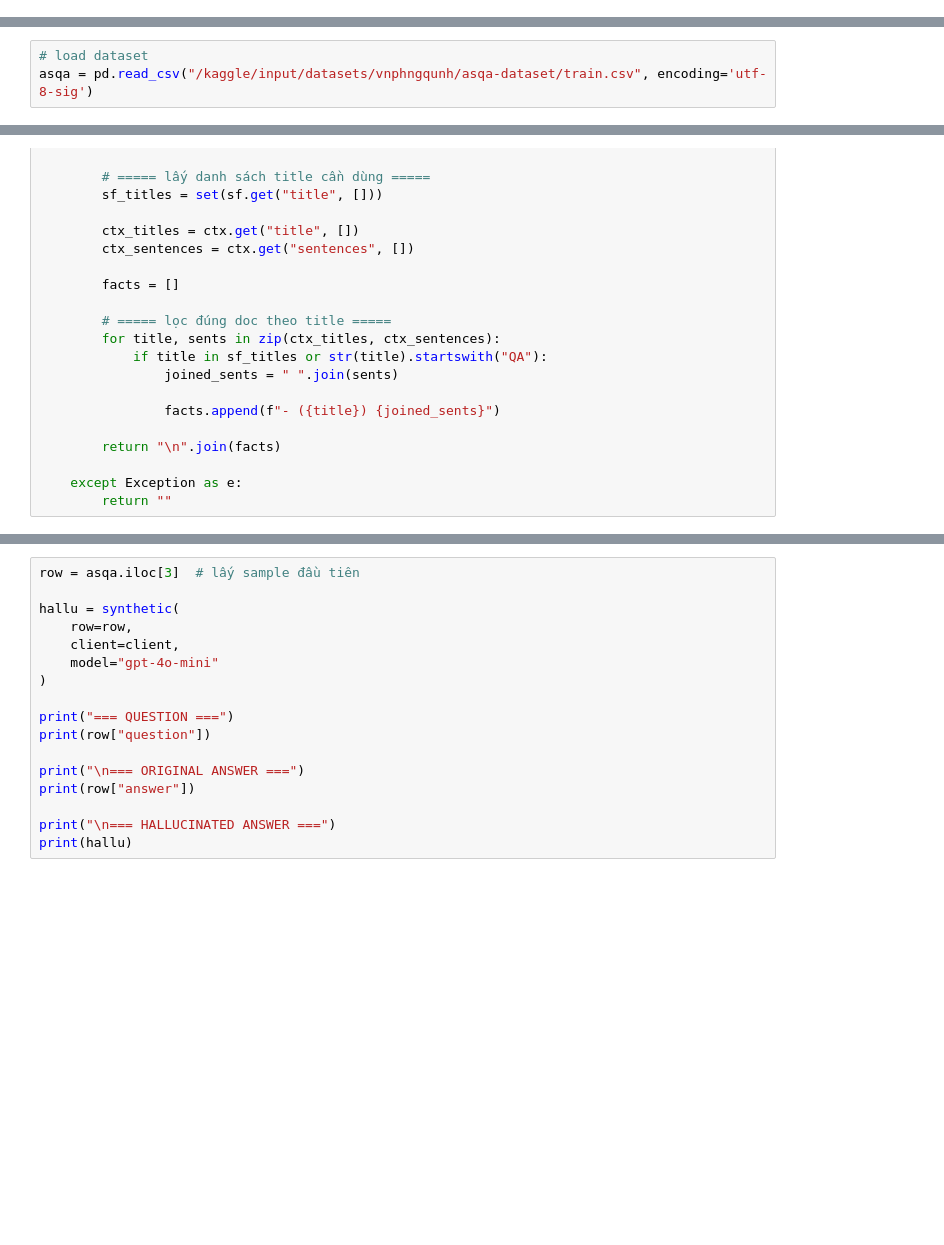
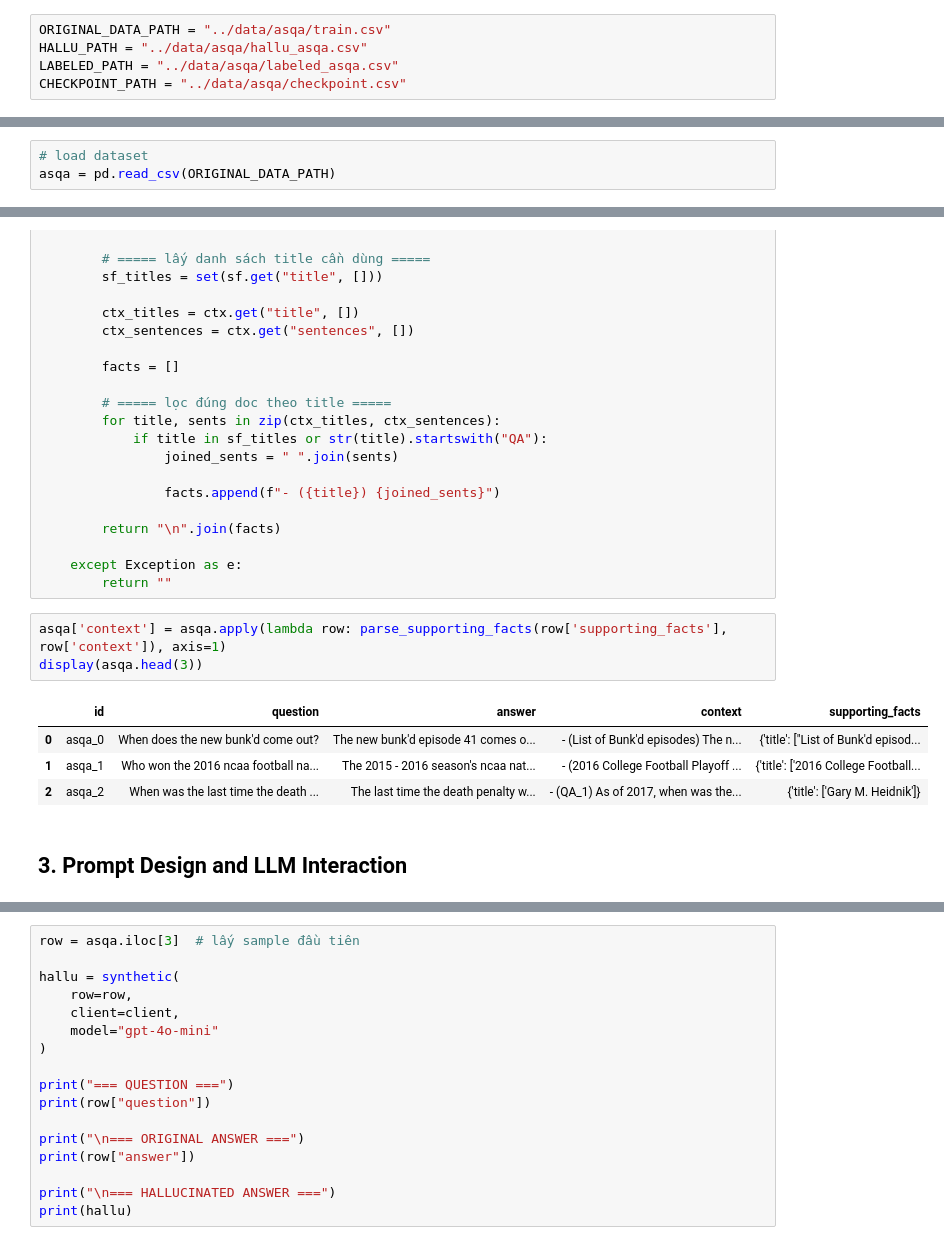
Before and after one commit to Htaaxx/ragas-evaluation, a Jupyter notebook: notebooks/synthetic-asqa.ipynb, the cells around one changed output, grey strips where cells are left out. Saved outputs shown, nothing was run; the diff lists cells and outputs as text; blank space fills up the shorter version.

```diff
--- a/notebooks/synthetic-asqa.ipynb
+++ b/notebooks/synthetic-asqa.ipynb
@@ -20,0 +27,5 @@ from kaggle_secrets import UserSecretsClient
+# %%
+ORIGINAL_DATA_PATH = "../data/asqa/train.csv"
+HALLU_PATH = "../data/asqa/hallu_asqa.csv"
+LABELED_PATH = "../data/asqa/labeled_asqa.csv"
+CHECKPOINT_PATH = "../data/asqa/checkpoint.csv"
@@ -21,6 +61,6 @@ from kaggle_secrets import UserSecretsClient
 # %%
 # load dataset
-asqa = pd.read_csv("/kaggle/input/datasets/vnphngqunh/asqa-dataset/train.csv", encoding='utf-8-sig')
+asqa = pd.read_csv(ORIGINAL_DATA_PATH)
 # %%
 asqa.head()
 # %% [output]
@@ -117,6 +128,16 @@ def parse_supporting_facts(supporting_facts_raw, context_raw):
 
     except Exception as e:
         return ""
+# %%
+asqa['context'] = asqa.apply(lambda row: parse_supporting_facts(row['supporting_facts'], row['context']), axis=1)
+display(asqa.head(3))
+# %% [output]
+|  | id | question | answer | context | supporting_facts |
+| 0 | asqa_0 | When does the new bunk'd come out? | The new bunk'd episode 41 comes o... | - (List of Bunk'd episodes) The n... | {'title': ["List of Bunk'd episod... |
+| 1 | asqa_1 | Who won the 2016 ncaa football na... | The 2015 - 2016 season's ncaa nat... | - (2016 College Football Playoff ... | {'title': ['2016 College Football... |
+| 2 | asqa_2 | When was the last time the death ... | The last time the death penalty w... | - (QA_1) As of 2017, when was the... | {'title': ['Gary M. Heidnik']} |
+# %% [markdown]
+## 3. Prompt Design and LLM Interaction
 # %%
 PROMPT_TEMPLATE = """
 You are given a question, a correct answer, and supporting facts extracted from reliable sources.
```
Also changed, not shown: parts of 18 cells of this notebook, 17 other files.
